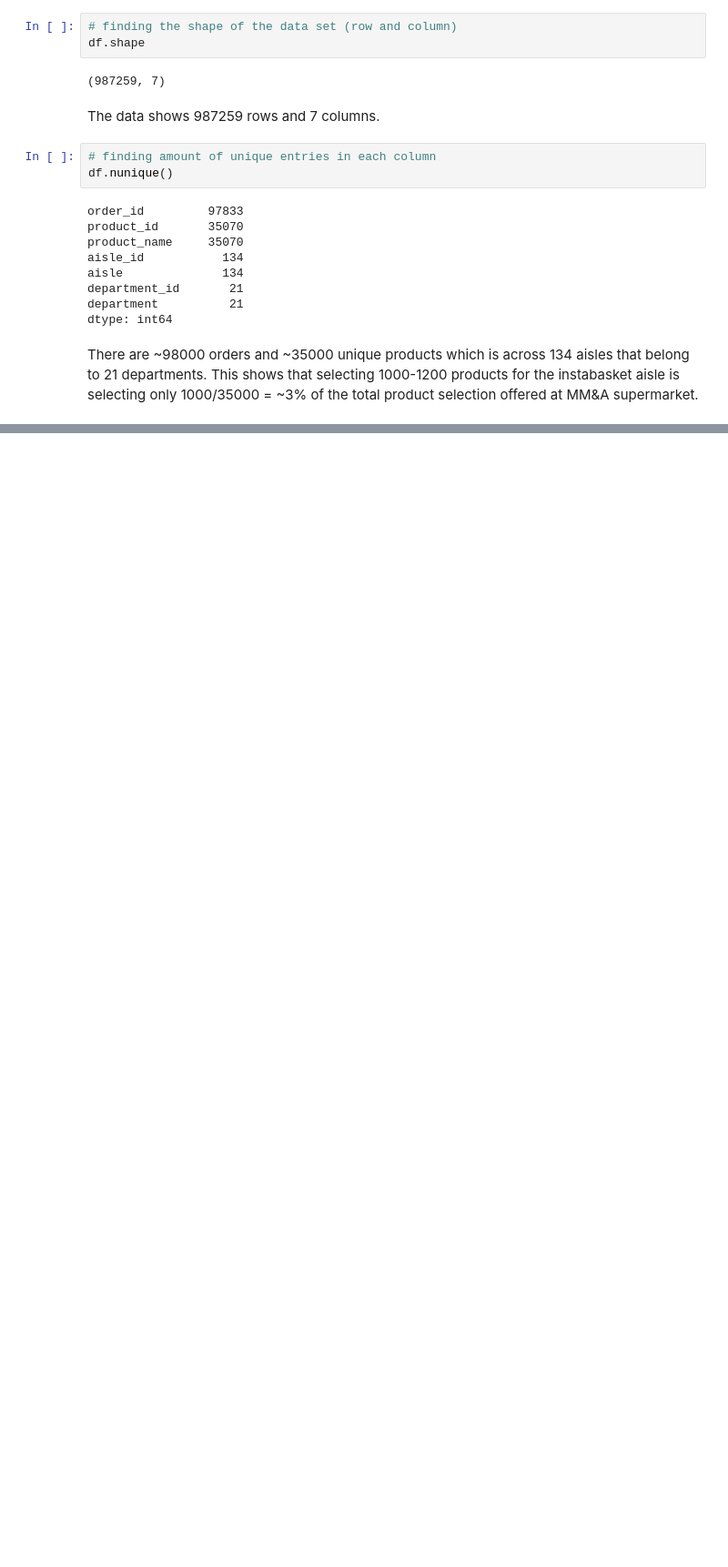
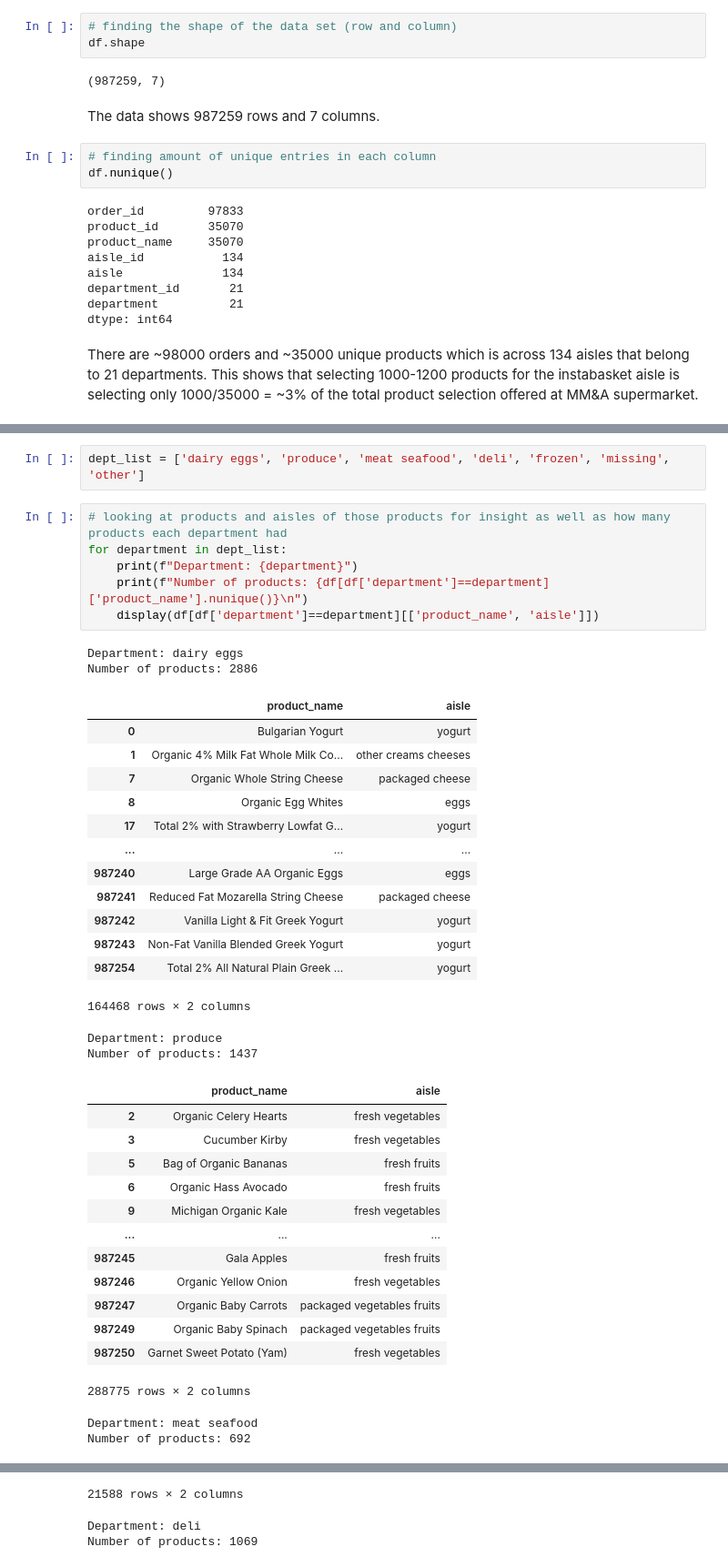
Before and after one commit to m7mdE/MMA-Datathon-Supermarket-Analysis, a Jupyter notebook: Datathon.ipynb, the cells around one changed output, grey strips where cells are left out. Shown at 91% size. Cells and saved outputs as stored; diff of their text form; blank space fills up the shorter version.

```diff
--- a/Datathon.ipynb
+++ b/Datathon.ipynb
@@ -43,0 +78,41 @@ There are ~98000 orders and ~35000 unique products which is across 134 aisles th
+# %%
+dept_list = ['dairy eggs', 'produce', 'meat seafood', 'deli', 'frozen', 'missing', 'other']
+# %%
+# looking at products and aisles of those products for insight as well as how many products each department had
+for department in dept_list:
+    print(f"Department: {department}")
+    print(f"Number of products: {df[df['department']==department]['product_name'].nunique()}\n")
+    display(df[df['department']==department][['product_name', 'aisle']])
+# %% [output]
+Department: dairy eggs
+Number of products: 2886
+|  | product_name | aisle |
+| 0 | Bulgarian Yogurt | yogurt |
+| 1 | Organic 4% Milk Fat Whole Milk Co... | other creams cheeses |
+| 7 | Organic Whole String Cheese | packaged cheese |
+| 8 | Organic Egg Whites | eggs |
+| 17 | Total 2% with Strawberry Lowfat G... | yogurt |
+| ... | ... | ... |
+| 987240 | Large Grade AA Organic Eggs | eggs |
+| 987241 | Reduced Fat Mozarella String Cheese | packaged cheese |
+| 987242 | Vanilla Light & Fit Greek Yogurt | yogurt |
+| 987243 | Non-Fat Vanilla Blended Greek Yogurt | yogurt |
+| 987254 | Total 2% All Natural Plain Greek ... | yogurt |
+164468 rows × 2 columns
+Department: produce
+Number of products: 1437
+|  | product_name | aisle |
+| 2 | Organic Celery Hearts | fresh vegetables |
+| 3 | Cucumber Kirby | fresh vegetables |
+| 5 | Bag of Organic Bananas | fresh fruits |
+| 6 | Organic Hass Avocado | fresh fruits |
+| 9 | Michigan Organic Kale | fresh vegetables |
+| ... | ... | ... |
+| 987245 | Gala Apples | fresh fruits |
+| 987246 | Organic Yellow Onion | fresh vegetables |
+| 987247 | Organic Baby Carrots | packaged vegetables fruits |
+| 987249 | Organic Baby Spinach | packaged vegetables fruits |
+| 987250 | Garnet Sweet Potato (Yam) | fresh vegetables |
+288775 rows × 2 columns
+Department: meat seafood
+Number of products: 692
@@ -43,0 +131,3 @@ There are ~98000 orders and ~35000 unique products which is across 134 aisles th
+21588 rows × 2 columns
+Department: deli
+Number of products: 1069
```
Also changed, not shown: parts of 10 cells of this notebook.
